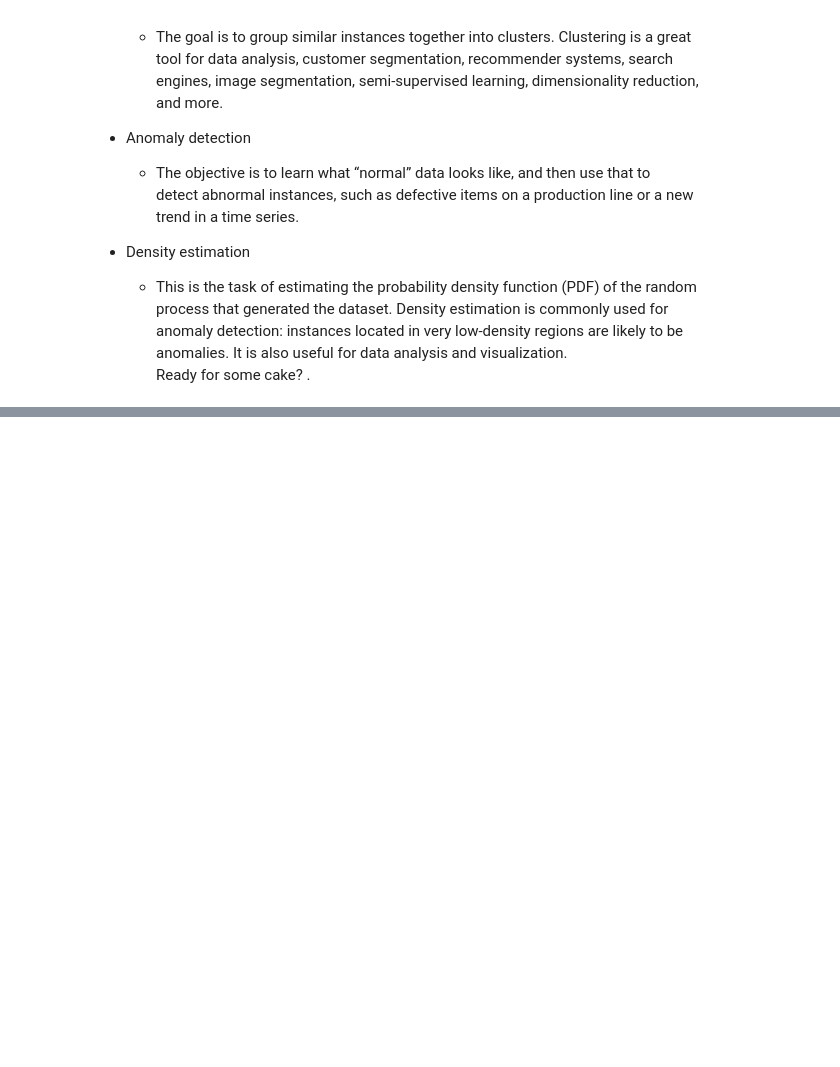
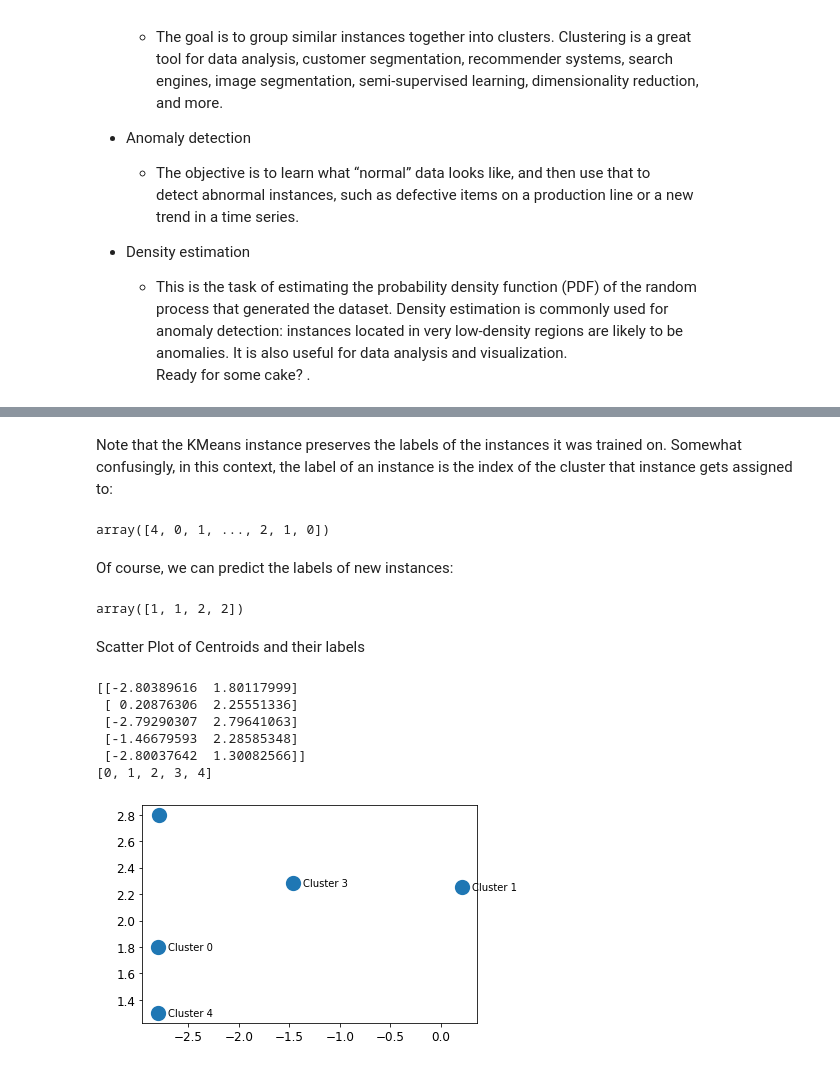
Before and after one commit to eleander/Machine_Learning, a Jupyter notebook: ml/9/Unsupervised_Learning.ipynb, the cells around one changed output, grey strips where cells are left out. Cells and saved outputs as stored; diff of their text form; code cells hidden in the pictures; blank space fills up the shorter version.

```diff
--- a/ml/9/Unsupervised_Learning.ipynb
+++ b/ml/9/Unsupervised_Learning.ipynb
@@ -75,0 +277,4 @@ and algorithms:"
+# %%
+k = 5
+kmeans = KMeans(n_clusters=k, random_state=42)
+y_pred = kmeans.fit_predict(X)
@@ -75,0 +310,44 @@ and algorithms:"
+# %% [markdown]
+Note that the KMeans instance preserves the labels of the instances it was trained on. Somewhat confusingly, in this context, the label of an instance is the index of the cluster that instance gets assigned to:
+# %%
+kmeans.labels_
+# %% [output]
+array([4, 0, 1, ..., 2, 1, 0])
+# %% [markdown]
+Of course, we can predict the labels of new instances:
+# %%
+X_new = np.array([[0, 2], [3, 2], [-3, 3], [-3, 2.5]])
+kmeans.predict(X_new)
+# %% [output]
+array([1, 1, 2, 2])
+# %% [markdown]
+Scatter Plot of Centroids and their labels
+# %%
+centroids = kmeans.cluster_centers_
+labels = (kmeans.predict(centroids)).tolist()
+
+print(centroids)
+print(labels)
+
+centroids_x = centroids[:,0]
+centroids_y = centroids[:,1]
+
+fig, ax = plt.subplots()
+fig.set_figheight(4)
+fig.set_figwidth(6)
+
+ax.scatter(centroids_x, centroids_y,marker="o", s=150, linewidths = 3)
+
+for i, txt in enumerate(labels):
+    if txt == 2:
+        ax.annotate(f"Cluster {txt}", (centroids_x[i] - 0.55, centroids_y[i]-0.025))
+    else:
+        ax.annotate(f"Cluster {txt}", (centroids_x[i] + 0.1, centroids_y[i]-0.025))
+# %% [output]
+[[-2.80389616  1.80117999]
+ [ 0.20876306  2.25551336]
+ [-2.79290307  2.79641063]
+ [-1.46679593  2.28585348]
+ [-2.80037642  1.30082566]]
+[0, 1, 2, 3, 4]
+[figure, added]
```
Also changed, not shown: parts of 75 cells of this notebook, 12 other files.
